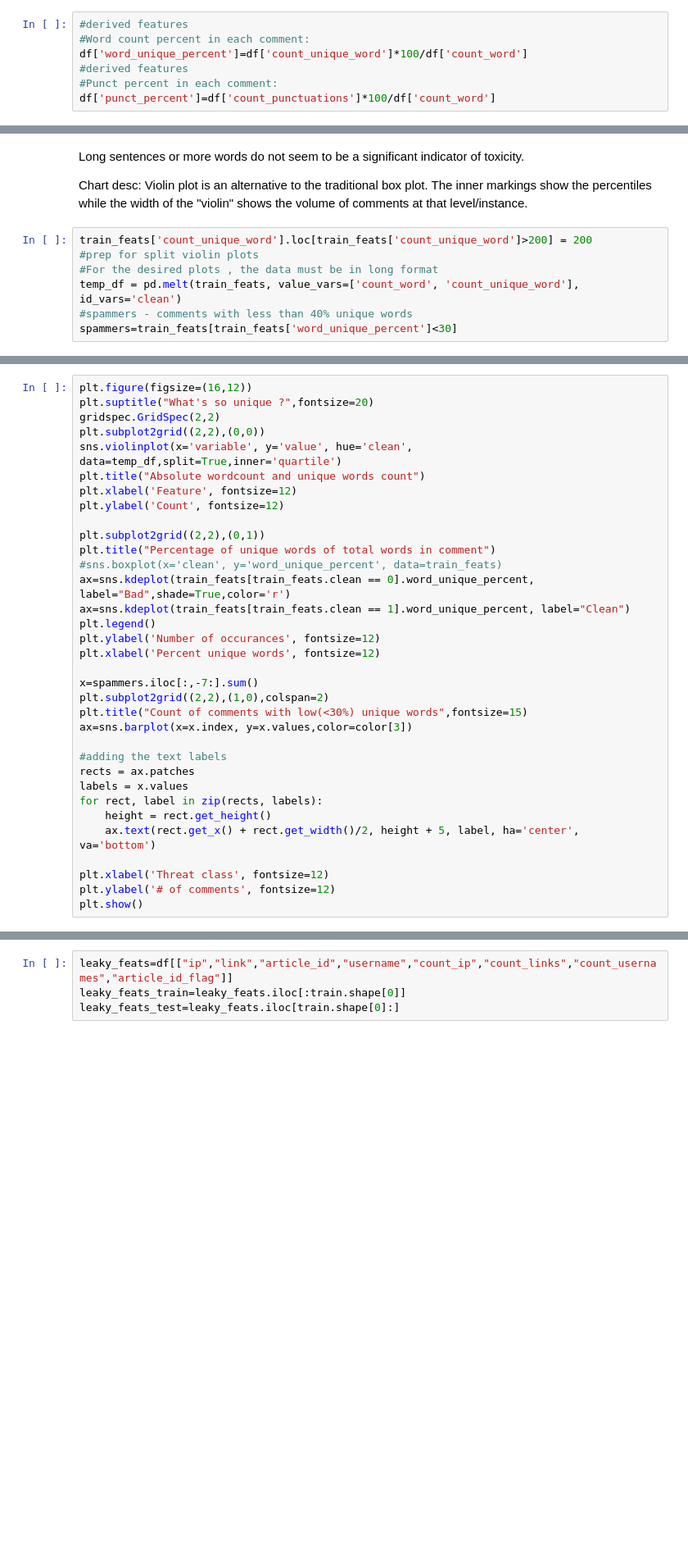
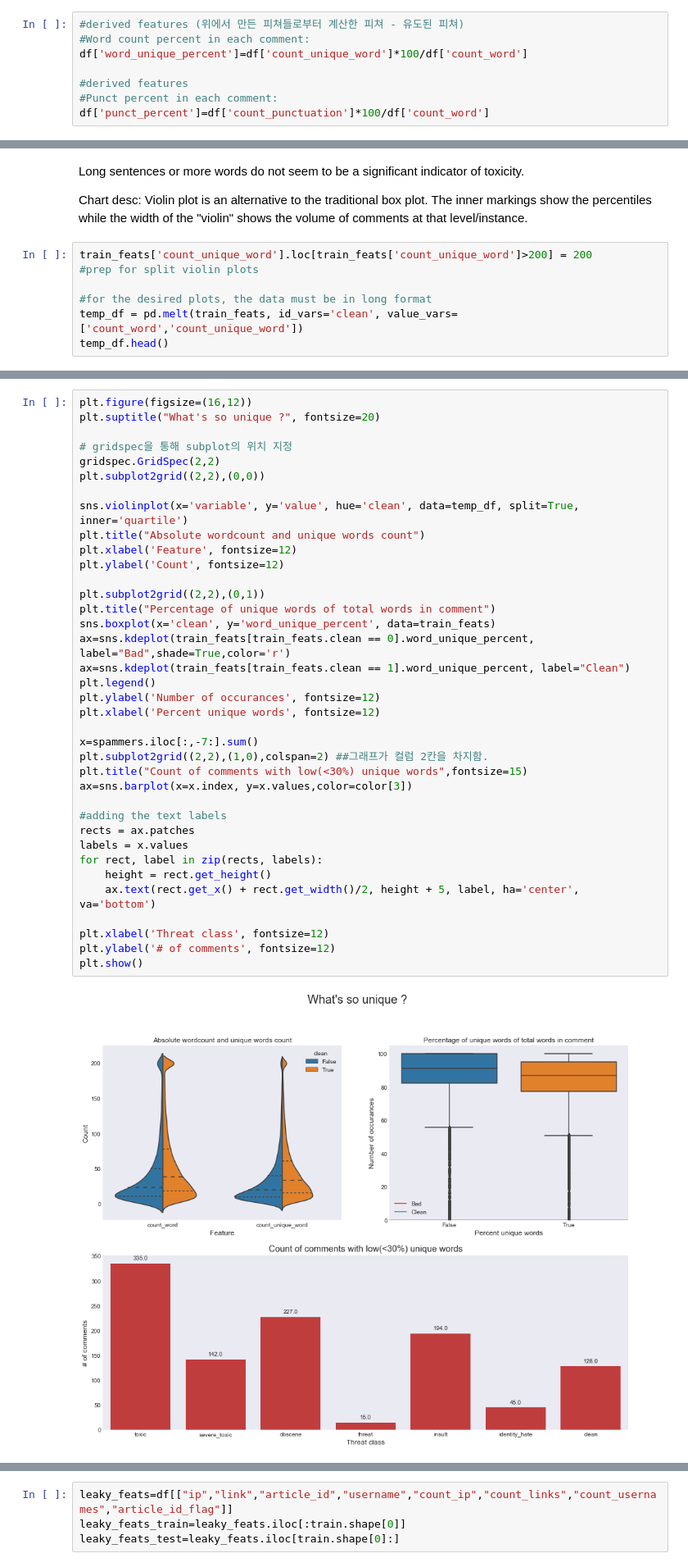
Before and after one commit to hwyum/Kaggle, a Jupyter notebook: Toxic Comment Classification Challenge/EDA_script.ipynb, the cells around one changed output, grey strips where cells are left out. Shown: that part at 82% size. Cells and saved outputs as stored; diff of their text form; blank space fills up the shorter version.

```diff
--- a/Toxic Comment Classification Challenge/EDA_script.ipynb
+++ b/Toxic Comment Classification Challenge/EDA_script.ipynb
@@ -592,8 +619,9 @@ df["mean_word_len"] = df["comment_text"].apply(lambda x: np.mean([len(w) for w i
 # %%
-#derived features
+#derived features (위에서 만든 피쳐들로부터 계산한 피쳐 - 유도된 피쳐)
 #Word count percent in each comment:
 df['word_unique_percent']=df['count_unique_word']*100/df['count_word']
+
 #derived features
 #Punct percent in each comment:
-df['punct_percent']=df['count_punctuations']*100/df['count_word']
+df['punct_percent']=df['count_punctuation']*100/df['count_word']
 # %%
@@ -629,7 +665,7 @@ Chart desc: Violin plot is an alternative to the traditional box plot. The inner
 # %%
 train_feats['count_unique_word'].loc[train_feats['count_unique_word']>200] = 200
 #prep for split violin plots
-#For the desired plots , the data must be in long format
-temp_df = pd.melt(train_feats, value_vars=['count_word', 'count_unique_word'], id_vars='clean')
-#spammers - comments with less than 40% unique words
-spammers=train_feats[train_feats['word_unique_percent']<30]
+
+#for the desired plots, the data must be in long format
+temp_df = pd.melt(train_feats, id_vars='clean', value_vars=['count_word','count_unique_word'])
+temp_df.head()
@@ -636,37 +691,42 @@ spammers=train_feats[train_feats['word_unique_percent']<30]
 # %%
 plt.figure(figsize=(16,12))
-plt.suptitle("What's so unique ?",fontsize=20)
+plt.suptitle("What's so unique ?", fontsize=20)
+
+# gridspec을 통해 subplot의 위치 지정
 gridspec.GridSpec(2,2)
 plt.subplot2grid((2,2),(0,0))
-sns.violinplot(x='variable', y='value', hue='clean', data=temp_df,split=True,inner='quartile')
+
+sns.violinplot(x='variable', y='value', hue='clean', data=temp_df, split=True, inner='quartile')
 plt.title("Absolute wordcount and unique words count")
 plt.xlabel('Feature', fontsize=12)
 plt.ylabel('Count', fontsize=12)
 
 plt.subplot2grid((2,2),(0,1))
 plt.title("Percentage of unique words of total words in comment")
-#sns.boxplot(x='clean', y='word_unique_percent', data=train_feats)
+sns.boxplot(x='clean', y='word_unique_percent', data=train_feats)
 ax=sns.kdeplot(train_feats[train_feats.clean == 0].word_unique_percent, label="Bad",shade=True,color='r')
 ax=sns.kdeplot(train_feats[train_feats.clean == 1].word_unique_percent, label="Clean")
 plt.legend()
 plt.ylabel('Number of occurances', fontsize=12)
 plt.xlabel('Percent unique words', fontsize=12)
 
 x=spammers.iloc[:,-7:].sum()
-plt.subplot2grid((2,2),(1,0),colspan=2)
+plt.subplot2grid((2,2),(1,0),colspan=2) ##그래프가 컬럼 2칸을 차지함.
 plt.title("Count of comments with low(<30%) unique words",fontsize=15)
 ax=sns.barplot(x=x.index, y=x.values,color=color[3])
 
 #adding the text labels
 rects = ax.patches
 labels = x.values
 for rect, label in zip(rects, labels):
     height = rect.get_height()
     ax.text(rect.get_x() + rect.get_width()/2, height + 5, label, ha='center', va='bottom')
 
 plt.xlabel('Threat class', fontsize=12)
 plt.ylabel('# of comments', fontsize=12)
 plt.show()
+# %% [output]
+[figure, added]
 # %% [markdown]
 ### Word count VS unique word count:
 There are noticeable shifts in the mean of both word count and unique word count across clean and toxic comments.
```
Also changed, not shown: parts of 38 cells of this notebook, 3 other files.
